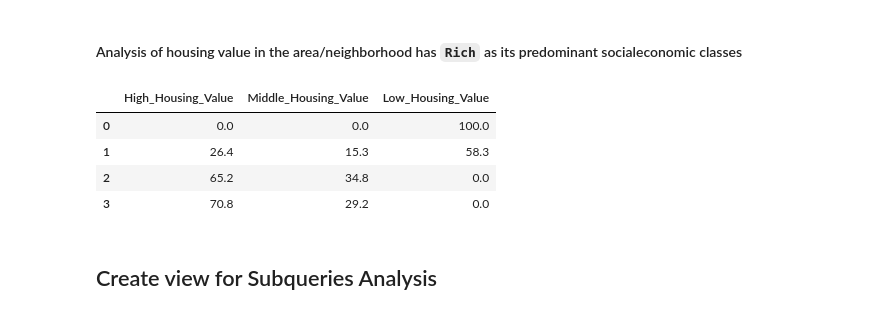
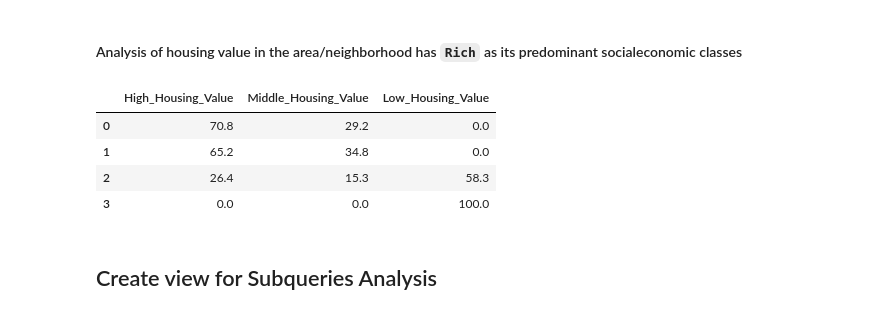
Before and after one commit to xindixu/US-demographic-analysis, a Jupyter notebook: primary-data/acs_2018_analysis.ipynb, the cells around one changed output. Drawn from its saved outputs; the diff is of its cells as text; code cells hidden in the pictures.

Commit message:
add income housing subquery

```diff
--- a/primary-data/acs_2018_analysis.ipynb
+++ b/primary-data/acs_2018_analysis.ipynb
@@ -414,17 +421,17 @@ BadRequest: 400 Syntax error: Expected "(" but got identifier "ZCTA5" at [7:8]
 # %%
 %%bigquery
 select High_Housing_Value, Middle_Housing_Value, Low_Housing_Value
 from `acs_2018_modeled.Housing_Value_Beam_DF`
 where ZCTA5 in
 (select ZCTA5 from `acs_2018_modeled.Income_Beam_DF`
 where Predominant_Class = 'Rich')
-order by High_Housing_Value asc
+order by High_Housing_Value desc
 # %% [output]
 |  | High_Housing_Value | Middle_Housing_Value | Low_Housing_Value |
-| 0 | 0.0 | 0.0 | 100.0 |
-| 1 | 26.4 | 15.3 | 58.3 |
-| 2 | 65.2 | 34.8 | 0.0 |
-| 3 | 70.8 | 29.2 | 0.0 |
+| 0 | 70.8 | 29.2 | 0.0 |
+| 1 | 65.2 | 34.8 | 0.0 |
+| 2 | 26.4 | 15.3 | 58.3 |
+| 3 | 0.0 | 0.0 | 100.0 |
 # %% [markdown]
 ## Create view for Subqueries Analysis
 # %%
```
Also changed, not shown: parts of 2 cells of this notebook.
